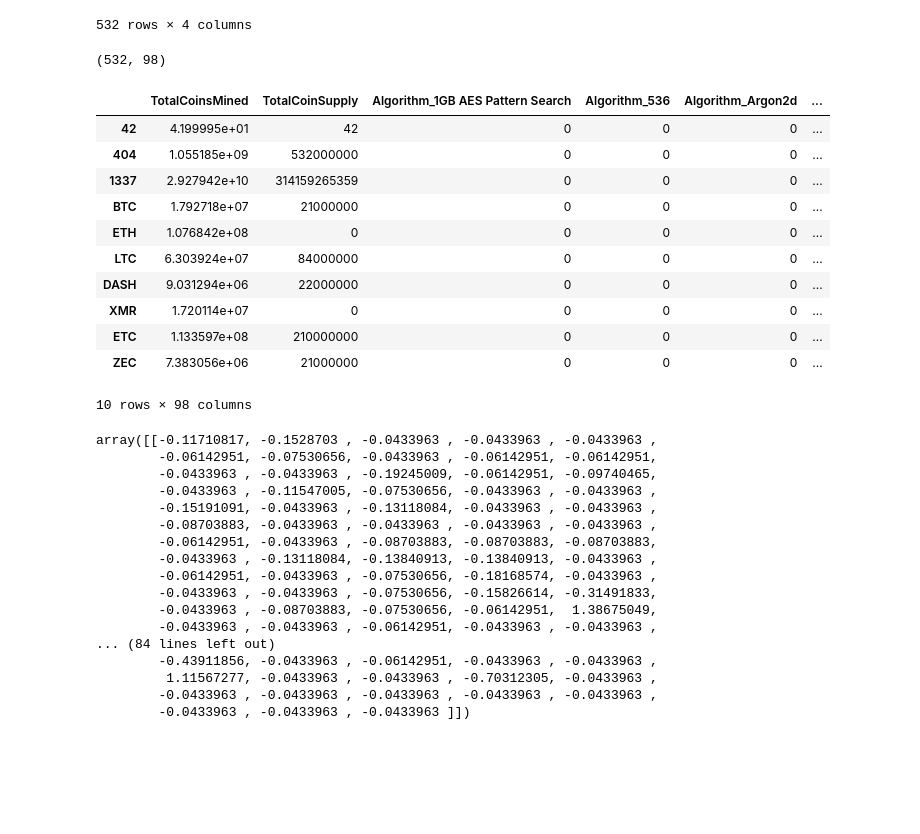
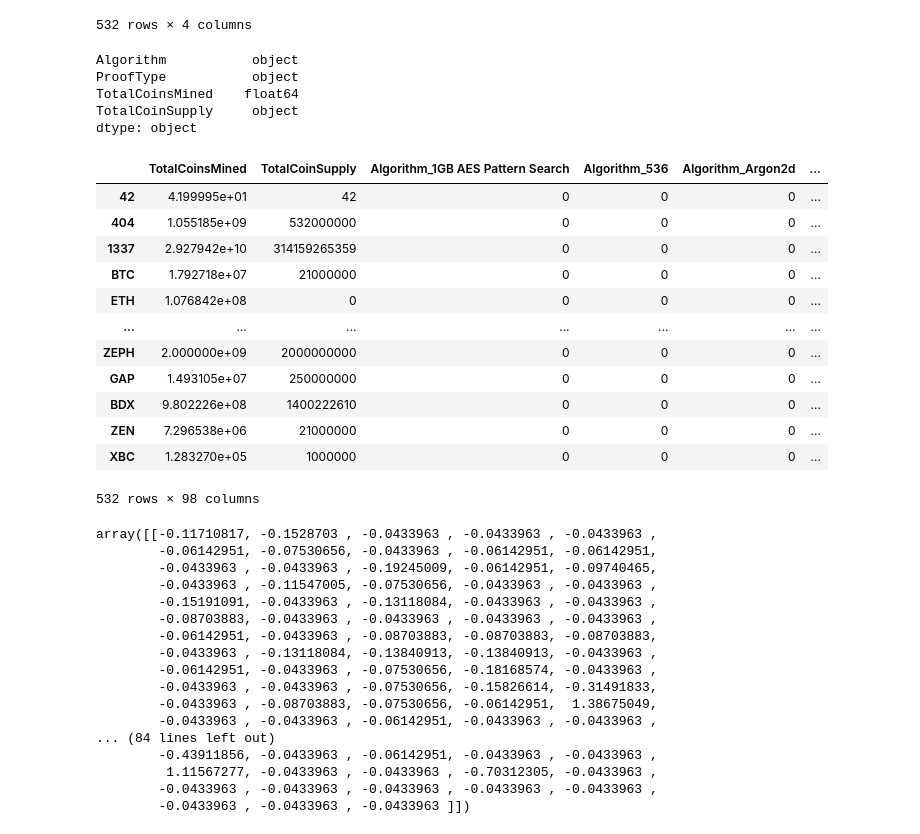
Before and after one commit to jmratcliff/Cryptocurrencies, a Jupyter notebook: crypto_clustering.ipynb, the cells around one changed output. Saved outputs shown, nothing was run; the diff lists cells and outputs as text; code cells hidden in the pictures; blank space fills up the shorter version.

```diff
--- a/crypto_clustering.ipynb
+++ b/crypto_clustering.ipynb
@@ -157,23 +157,33 @@ df_crypto_mined
 | ZEN | Equihash | PoW | 7.296538e+06 | 21000000 |
 | XBC | Scrypt | PoS | 1.283270e+05 | 1000000 |
 532 rows × 4 columns
+# %%
+df_crypto_mined.dtypes
+# %% [output]
+Algorithm           object
+ProofType           object
+TotalCoinsMined    float64
+TotalCoinSupply     object
+dtype: object
 # %%
 # Use get_dummies() to create variables for text features.
-# YOUR CODE HERE
+X = df_crypto_mined.copy()
+X = pd.get_dummies(X, columns=["Algorithm","ProofType"])
+X
 # %% [output]
+|  | TotalCoinsMined | TotalCoinSupply | Algorithm_1GB AES Pattern Search | Algorithm_536 | Algorithm_Argon2d | ... |
+| 42 | 4.199995e+01 | 42 | 0 | 0 | 0 | ... |
+| 404 | 1.055185e+09 | 532000000 | 0 | 0 | 0 | ... |
+| 1337 | 2.927942e+10 | 314159265359 | 0 | 0 | 0 | ... |
+| BTC | 1.792718e+07 | 21000000 | 0 | 0 | 0 | ... |
+| ETH | 1.076842e+08 | 0 | 0 | 0 | 0 | ... |
+| ... | ... | ... | ... | ... | ... | ... |
+| ZEPH | 2.000000e+09 | 2000000000 | 0 | 0 | 0 | ... |
+| GAP | 1.493105e+07 | 250000000 | 0 | 0 | 0 | ... |
+| BDX | 9.802226e+08 | 1400222610 | 0 | 0 | 0 | ... |
+| ZEN | 7.296538e+06 | 21000000 | 0 | 0 | 0 | ... |
+| XBC | 1.283270e+05 | 1000000 | 0 | 0 | 0 | ... |
-(532, 98)
+532 rows × 98 columns
-|  | TotalCoinsMined | TotalCoinSupply | Algorithm_1GB AES Pattern Search | Algorithm_536 | Algorithm_Argon2d | ... |
-| 42 | 4.199995e+01 | 42 | 0 | 0 | 0 | ... |
-| 404 | 1.055185e+09 | 532000000 | 0 | 0 | 0 | ... |
-| 1337 | 2.927942e+10 | 314159265359 | 0 | 0 | 0 | ... |
-| BTC | 1.792718e+07 | 21000000 | 0 | 0 | 0 | ... |
-| ETH | 1.076842e+08 | 0 | 0 | 0 | 0 | ... |
-| LTC | 6.303924e+07 | 84000000 | 0 | 0 | 0 | ... |
-| DASH | 9.031294e+06 | 22000000 | 0 | 0 | 0 | ... |
-| XMR | 1.720114e+07 | 0 | 0 | 0 | 0 | ... |
-| ETC | 1.133597e+08 | 210000000 | 0 | 0 | 0 | ... |
-| ZEC | 7.383056e+06 | 21000000 | 0 | 0 | 0 | ... |
-10 rows × 98 columns
 # %%
 # Standardize the data with StandardScaler().
 # YOUR CODE HERE
```
